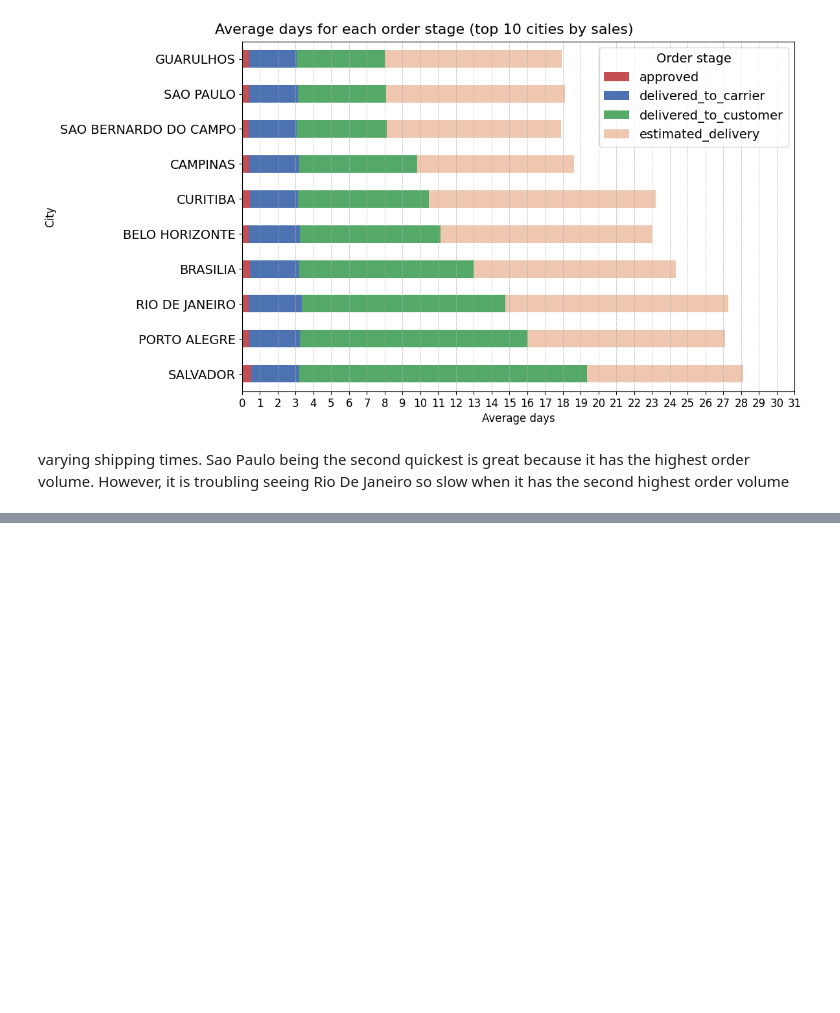
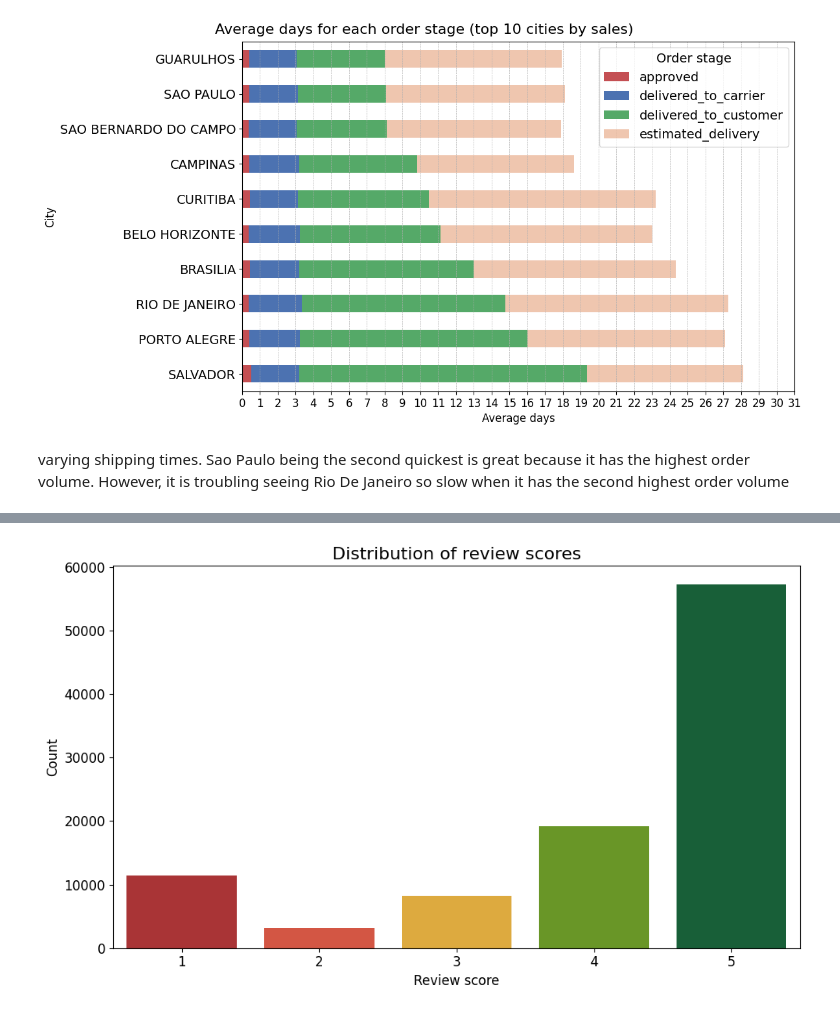
Before and after one commit to josephcabezas/Olist-Ecommerce-Data-Analysis, a Jupyter notebook: python/olist_eda.ipynb, the cells around one changed output, grey strips where cells are left out. Drawn from its saved outputs; the diff is of its cells as text; code cells hidden in the pictures; blank space fills up the shorter version.

```diff
--- a/python/olist_eda.ipynb
+++ b/python/olist_eda.ipynb
@@ -794,0 +845,10 @@ varying shipping times. Sao Paulo being the second quickest is great because it
+# %%
+review_score_count = """
+SELECT
+    review_score,
+    COUNT(*) AS count
+FROM order_reviews
+GROUP BY review_score
+"""
+df = pd.read_sql_query(review_score_count, db_connection)
+df
@@ -794,0 +862,13 @@ varying shipping times. Sao Paulo being the second quickest is great because it
+# %%
+# data visualization
+plt.figure(figsize=(10,6))
+colors = ['#BC2023', '#EB442C', '#F8B324', '#6da814', '#0C6B37']
+sns.barplot(x='review_score', y='count', data=df, hue='review_score', palette=colors, dodge=False)
+plt.title('Distribution of review scores')
+plt.xlabel('Review score')
+plt.ylabel('Count')
+plt.legend().remove()
+plt.tight_layout()
+plt.show()
+# %% [output]
+[figure, added]
```
Also changed, not shown: parts of 38 cells of this notebook.
